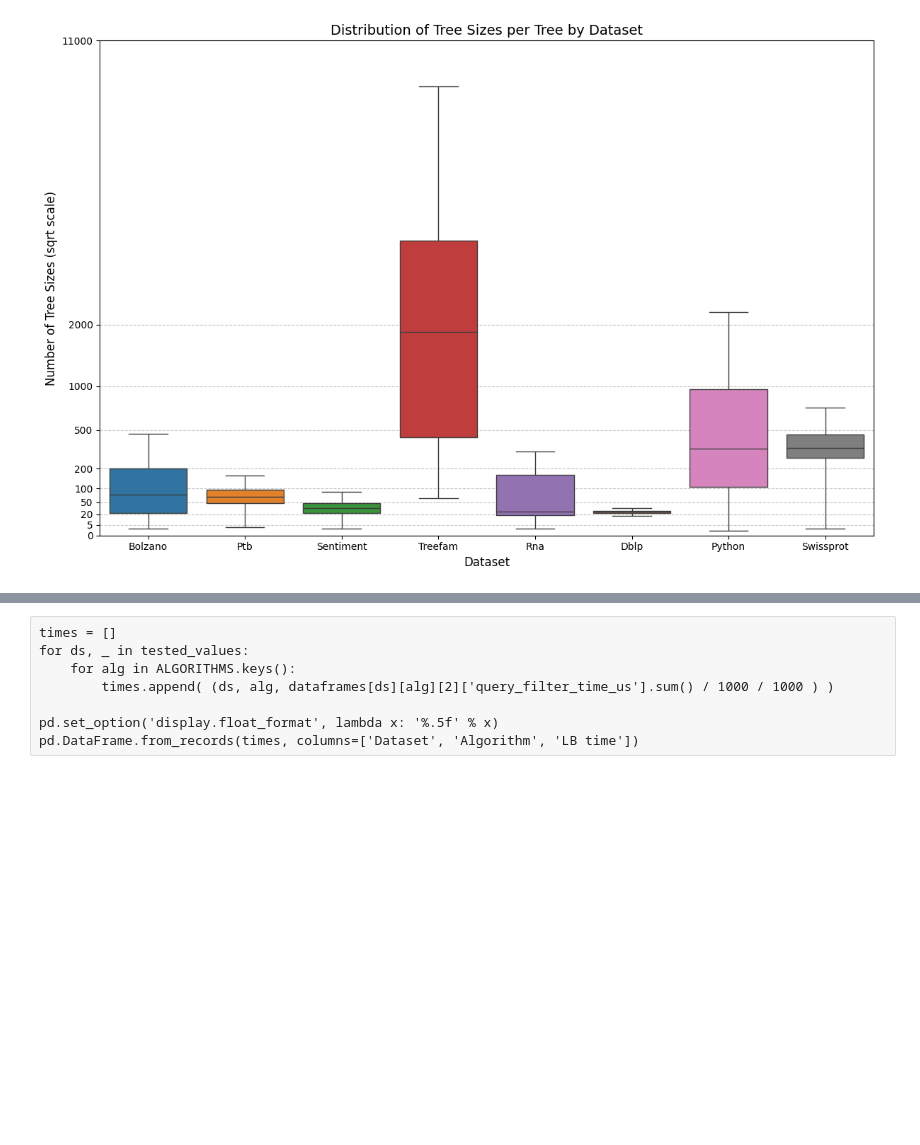
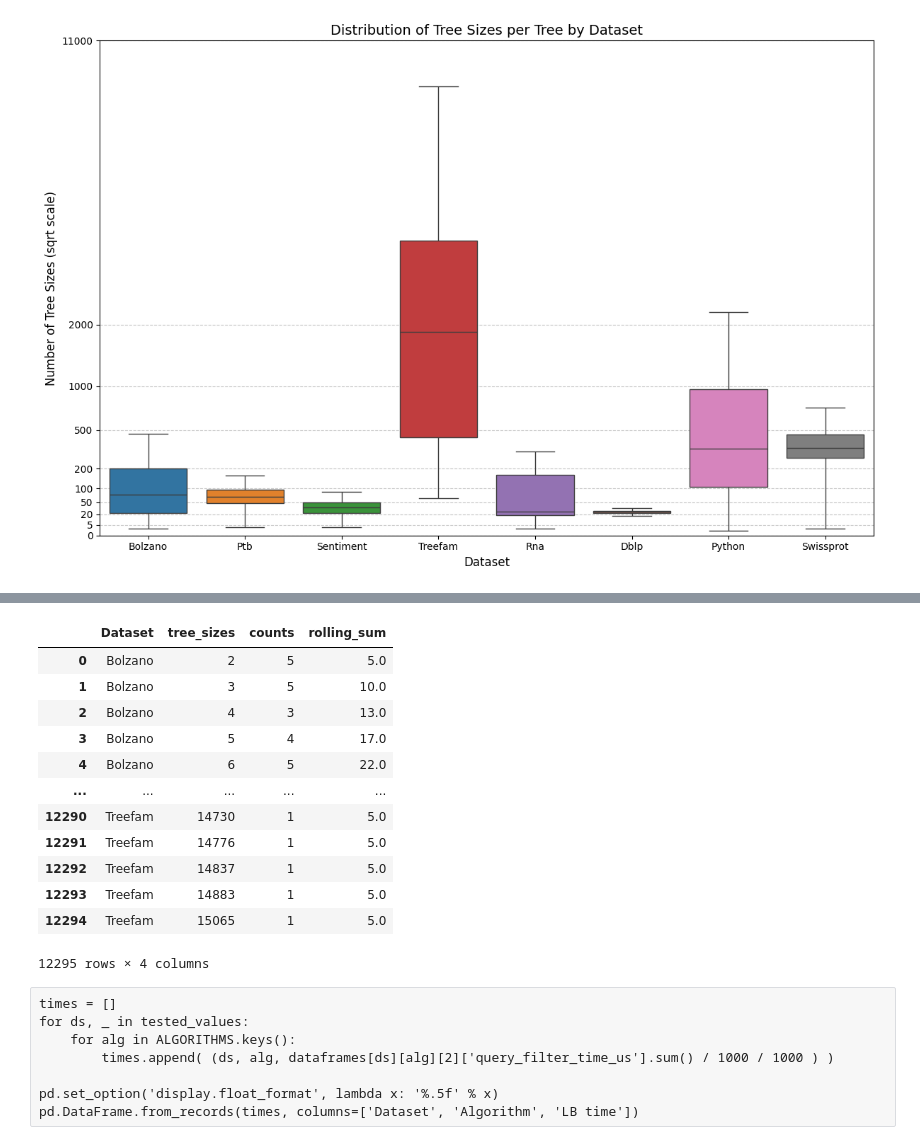
Before and after one commit to LukMRVC/tree-statistics, a Jupyter notebook: TED-viz.ipynb, the cells around one changed output, grey strips where cells are left out. Cells and saved outputs as stored; diff of their text form; code cells hidden in the pictures; blank space fills up the shorter version.

```diff
--- a/TED-viz.ipynb
+++ b/TED-viz.ipynb
@@ -308,3 +364,26 @@ plt.tight_layout()
+# %%
+# Sort the DataFrame by 'tree_sizes' to ensure the rolling window operates correctly
+# sizes_counts = sizes_counts.sort_values(by='tree_sizes')
+
+# Apply a rolling window with a custom condition to sum counts within 5 tree_sizes
+sizes_counts['rolling_sum'] = sizes_counts.rolling(window=5, min_periods=1, on='tree_sizes')['counts'].sum()
+
+# Display the updated DataFrame
+sizes_counts
+# %% [output]
+|  | Dataset | tree_sizes | counts | rolling_sum |
+| 0 | Bolzano | 2 | 5 | 5.0 |
+| 1 | Bolzano | 3 | 5 | 10.0 |
+| 2 | Bolzano | 4 | 3 | 13.0 |
+| 3 | Bolzano | 5 | 4 | 17.0 |
+| 4 | Bolzano | 6 | 5 | 22.0 |
+| ... | ... | ... | ... | ... |
+| 12290 | Treefam | 14730 | 1 | 5.0 |
+| 12291 | Treefam | 14776 | 1 | 5.0 |
+| 12292 | Treefam | 14837 | 1 | 5.0 |
+| 12293 | Treefam | 14883 | 1 | 5.0 |
+| 12294 | Treefam | 15065 | 1 | 5.0 |
+12295 rows × 4 columns
 # %%
 def load_verification_times(dataset: str, threshold: int):
     runtime_df, absolute_df, lb_df = pd.DataFrame(), pd.DataFrame(), pd.DataFrame()
```
Also changed, not shown: parts of 7 cells of this notebook, 2 other files.
